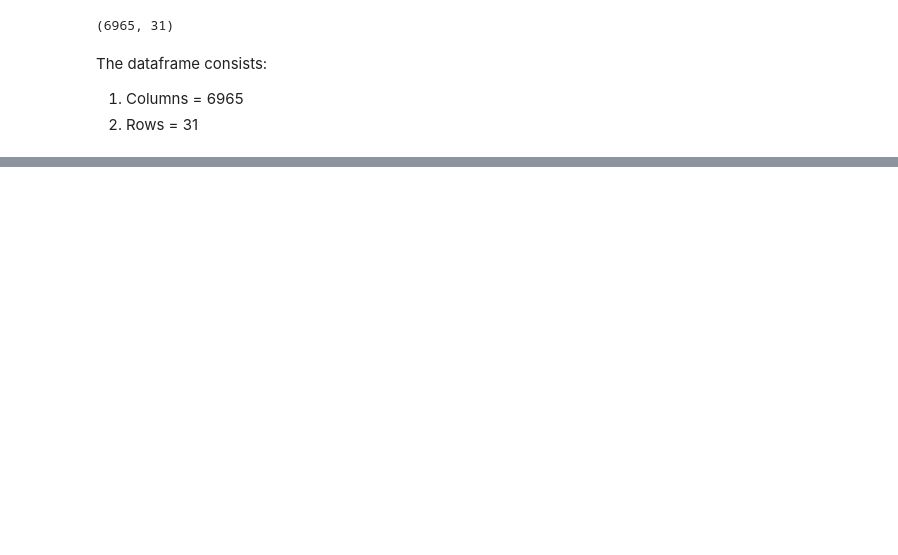
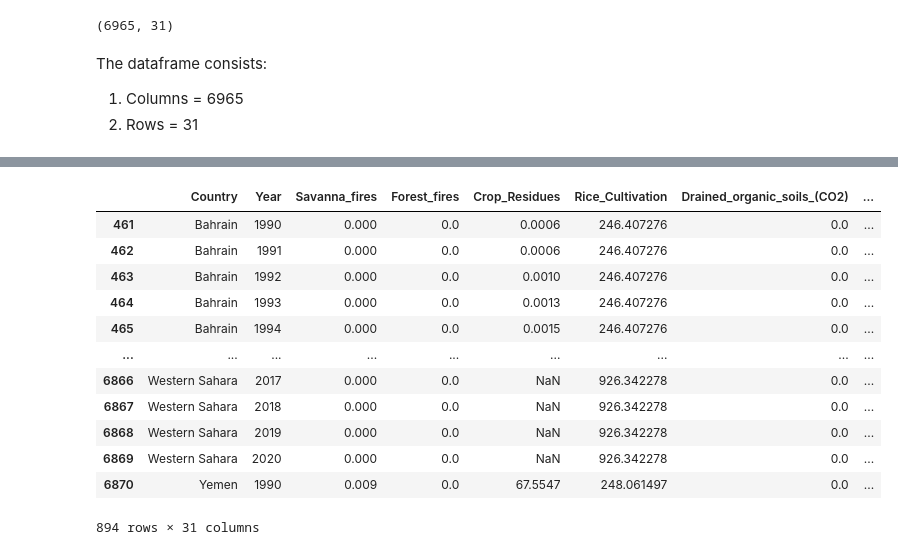
Before and after one commit to XylonD/2401PTDS_Regression_Project_Xylon, a Jupyter notebook: Analysis - Impact of agri activities on carbon emissions.ipynb, the cells around one changed output, grey strips where cells are left out. Drawn from its saved outputs; the diff is of its cells as text; code cells hidden in the pictures; blank space fills up the shorter version.

```diff
--- a/Analysis - Impact of agri activities on carbon emissions.ipynb
+++ b/Analysis - Impact of agri activities on carbon emissions.ipynb
@@ -472,0 +270,17 @@ On-farm energy use 0.1373 % missing values
+# %%
+pd.set_option('display.max_columns', 500)
+df_copy[df_copy['On-farm_energy_use'].isna()]
+# %% [output]
+|  | Country | Year | Savanna_fires | Forest_fires | Crop_Residues | Rice_Cultivation | Drained_organic_soils_(CO2) | ... |
+| 461 | Bahrain | 1990 | 0.000 | 0.0 | 0.0006 | 246.407276 | 0.0 | ... |
+| 462 | Bahrain | 1991 | 0.000 | 0.0 | 0.0006 | 246.407276 | 0.0 | ... |
+| 463 | Bahrain | 1992 | 0.000 | 0.0 | 0.0010 | 246.407276 | 0.0 | ... |
+| 464 | Bahrain | 1993 | 0.000 | 0.0 | 0.0013 | 246.407276 | 0.0 | ... |
+| 465 | Bahrain | 1994 | 0.000 | 0.0 | 0.0015 | 246.407276 | 0.0 | ... |
+| ... | ... | ... | ... | ... | ... | ... | ... | ... |
+| 6866 | Western Sahara | 2017 | 0.000 | 0.0 | NaN | 926.342278 | 0.0 | ... |
+| 6867 | Western Sahara | 2018 | 0.000 | 0.0 | NaN | 926.342278 | 0.0 | ... |
+| 6868 | Western Sahara | 2019 | 0.000 | 0.0 | NaN | 926.342278 | 0.0 | ... |
+| 6869 | Western Sahara | 2020 | 0.000 | 0.0 | NaN | 926.342278 | 0.0 | ... |
+| 6870 | Yemen | 1990 | 0.009 | 0.0 | 67.5547 | 248.061497 | 0.0 | ... |
+894 rows × 31 columns
```
Also changed, not shown: parts of 60 cells of this notebook.
